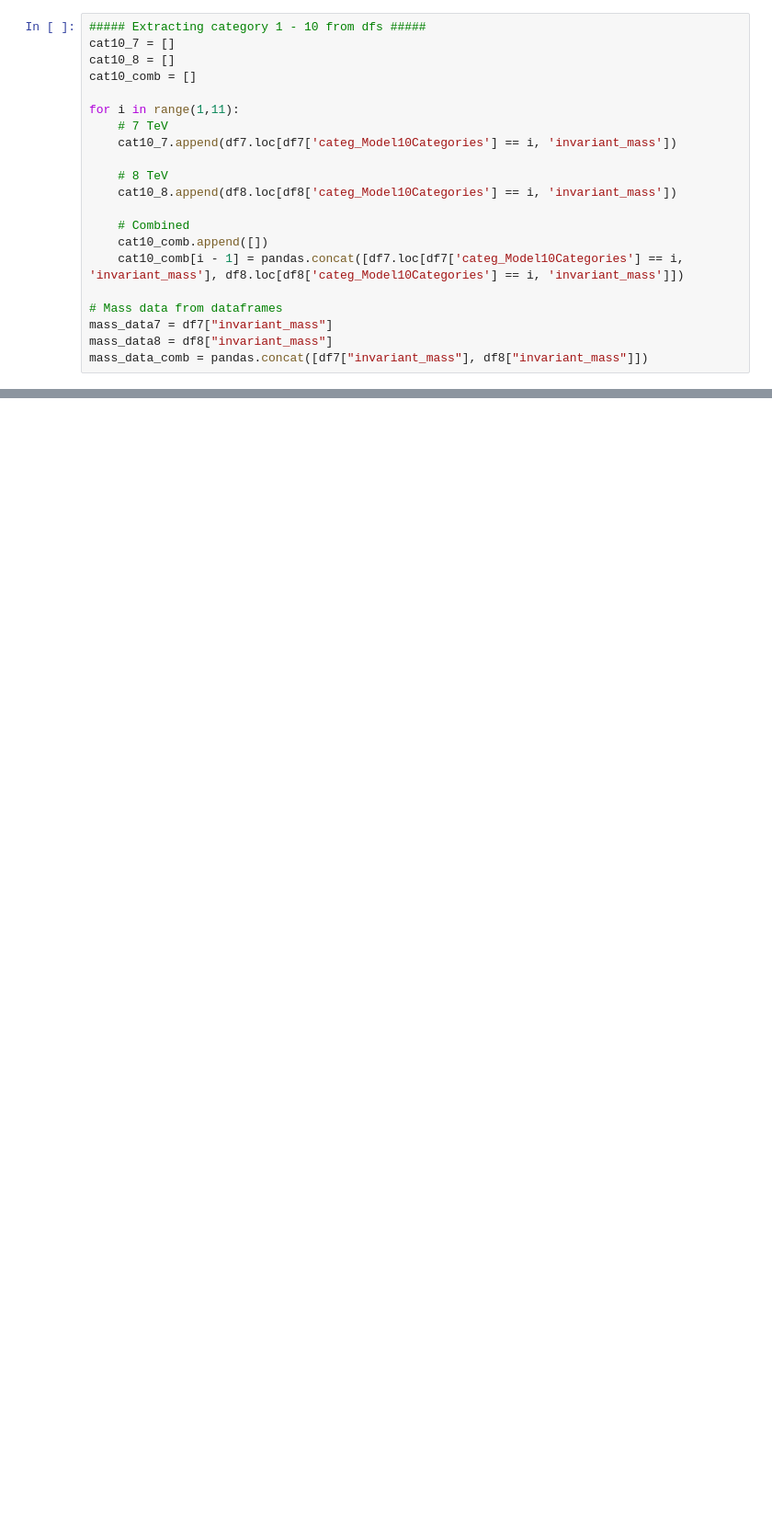
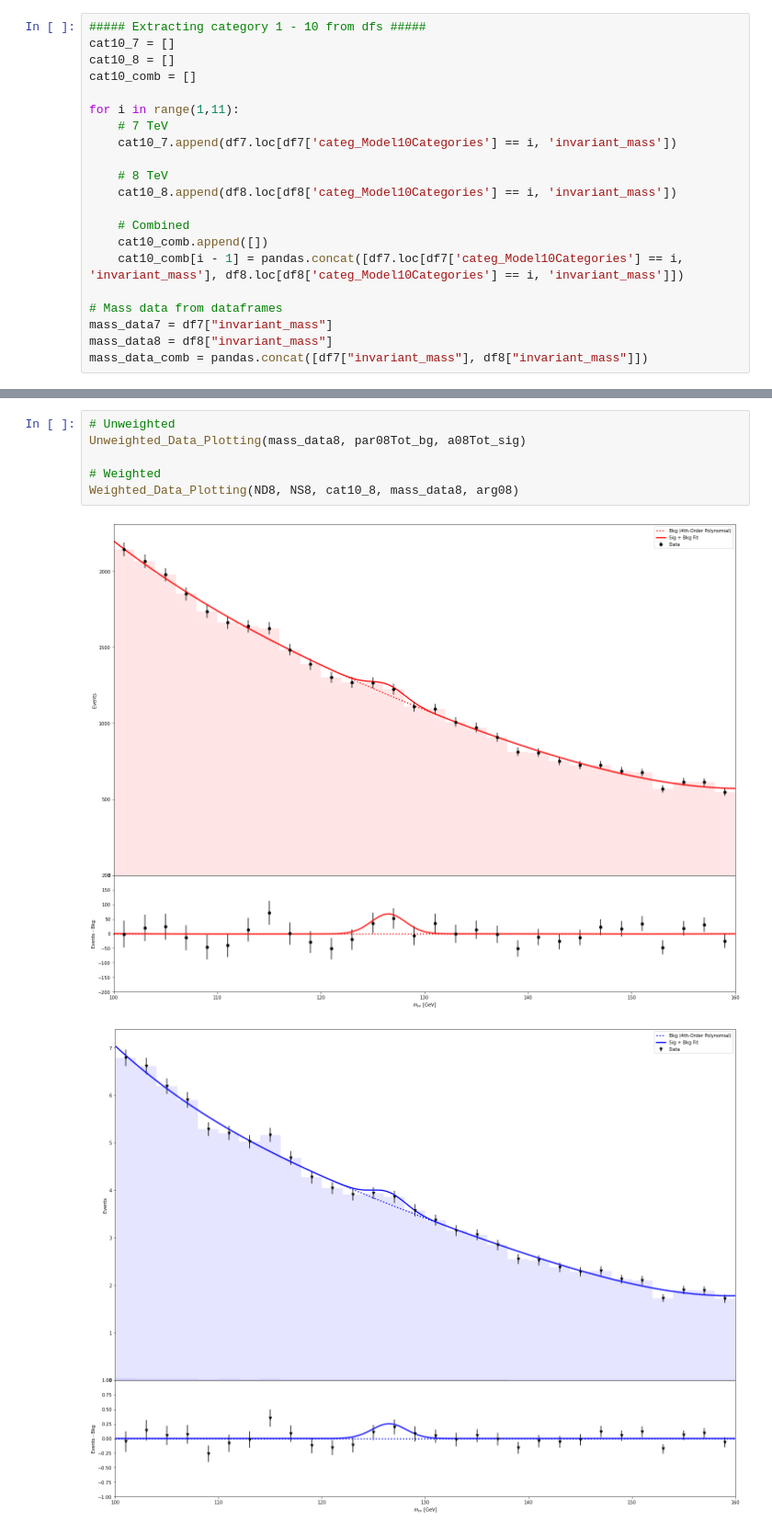
Before and after one commit to ATorres274/Phy-77-Higgs-Project, a Jupyter notebook: 77 Project Code(main) V1.0.ipynb, the cells around one changed output, grey strips where cells are left out. Shown at 92% size. Drawn from its saved outputs; the diff is of its cells as text; blank space fills up the shorter version.

```diff
--- a/77 Project Code(main) V1.0.ipynb
+++ b/77 Project Code(main) V1.0.ipynb
@@ -364,0 +440,9 @@ axComb, figComb = Cat10_Plot_Wrapup(axComb, figComb)
+# %%
+# Unweighted
+Unweighted_Data_Plotting(mass_data8, par08Tot_bg, a08Tot_sig)
+
+# Weighted
+Weighted_Data_Plotting(ND8, NS8, cat10_8, mass_data8, arg08)
+# %% [output]
+[figure, added]
+[figure, added]
```
Also changed, not shown: parts of 30 cells of this notebook.
